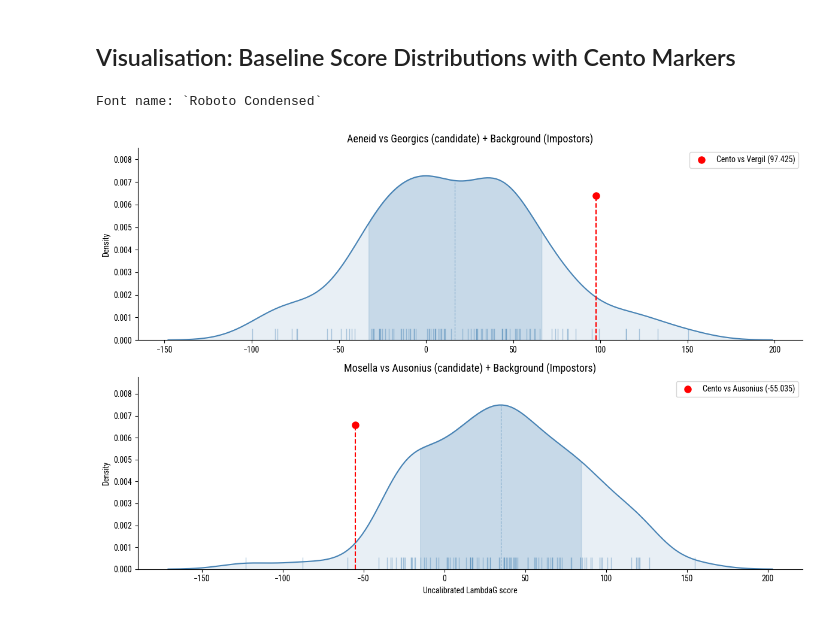
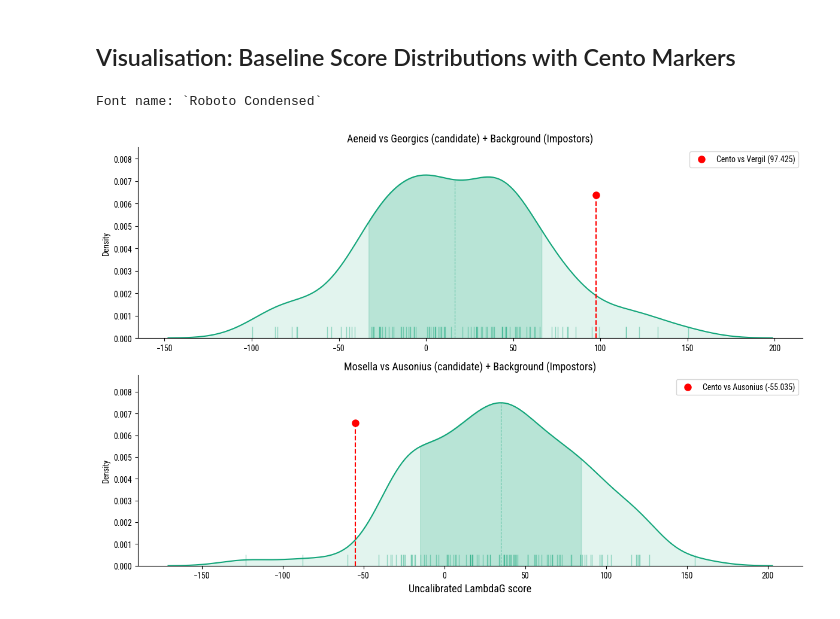
Before and after one commit to lascivaroma/cento, a Jupyter notebook: stylometry/cento_syntactic_stylometry.ipynb, the cells around one changed output. Drawn from its saved outputs; the diff is of its cells as text; code cells hidden in the pictures.

```diff
--- a/stylometry/cento_syntactic_stylometry.ipynb
+++ b/stylometry/cento_syntactic_stylometry.ipynb
@@ -498,9 +498,9 @@ def plot_baseline(ax, data, cento_score, title, candidate, xlabel=""):
     sd = scores.std()
 
     # KDE as a line (no fill) so we can extract coordinates
-    sns.kdeplot(data=data, x="score", ax=ax, color="steelblue",
+    sns.kdeplot(data=data, x="score", ax=ax, color="#11A579FF",
                 linewidth=1.5, fill=False, bw_adjust=0.8)
-    sns.rugplot(data=data, x="score", ax=ax, color="steelblue",
+    sns.rugplot(data=data, x="score", ax=ax, color="#11A579FF",
                 alpha=0.4, height=0.06)
 
     # Extract curve coordinates
@@ -508,39 +508,40 @@ def plot_baseline(ax, data, cento_score, title, candidate, xlabel=""):
     x_data, y_data = line.get_data()
 
     # Fill the curve manually
-    ax.fill_between(x_data, y_data, alpha=0.12, color="steelblue")
+    ax.fill_between(x_data, y_data, alpha=0.12, color="#11A579FF")
 
     # Shade ±1 SD region
     mask = (np.array(x_data) >= mean - sd) & (np.array(x_data) <= mean + sd)
     ax.fill_between(np.array(x_data)[mask], np.array(y_data)[mask],
-                    alpha=0.2, color="steelblue")
+                    alpha=0.2, color="#11A579FF")
 
     # Mean dashed line — stops at curve height
     mean_y = float(np.interp(mean, x_data, y_data))
-    ax.vlines(mean, 0, mean_y, colors="steelblue", linewidth=0.8,
+    ax.vlines(mean, 0, mean_y, colors="#11A579FF", linewidth=0.8,
               linestyles="--", alpha=0.6)
 
     # Cento lollipop marker
     ax.axvline(cento_score, ymax=0.75, color="red", linewidth=1.5, linestyle="--")
     cento_y = ax.get_ylim()[1] * 0.75
     ax.plot(cento_score, cento_y, "o", color="red", markersize=8,
             label=f"Cento vs {candidate} ({cento_score:.3f})")
 
     ax.set_title(title, fontsize=13)
-    ax.set_xlabel(xlabel)
+    ax.set_xlabel(xlabel, fontsize=13)
     ax.legend(fontsize=10, loc="upper right")
     sns.despine(ax=ax)
 
 
 plot_baseline(axes[0], df_aeneid, cento_vergil_score,
               "Aeneid vs Georgics (candidate) + Background (Impostors)", "Vergil")
 
 plot_baseline(axes[1], df_mosella, cento_ausonius_score,
               "Mosella vs Ausonius (candidate) + Background (Impostors)", "Ausonius",
               xlabel="Uncalibrated LambdaG score")
 
 plt.tight_layout()
+plt.savefig("lambdag_syntax.pdf")
 plt.show()
 # %% [output]
 Font name: `Roboto Condensed`
-[figure, old version]
+[figure, new version]
```
Also changed, not shown: parts of 5 cells of this notebook, 5 other files.
